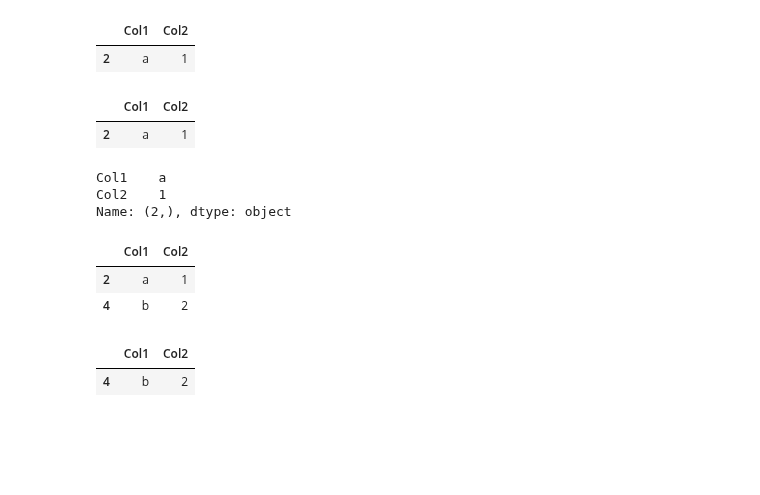
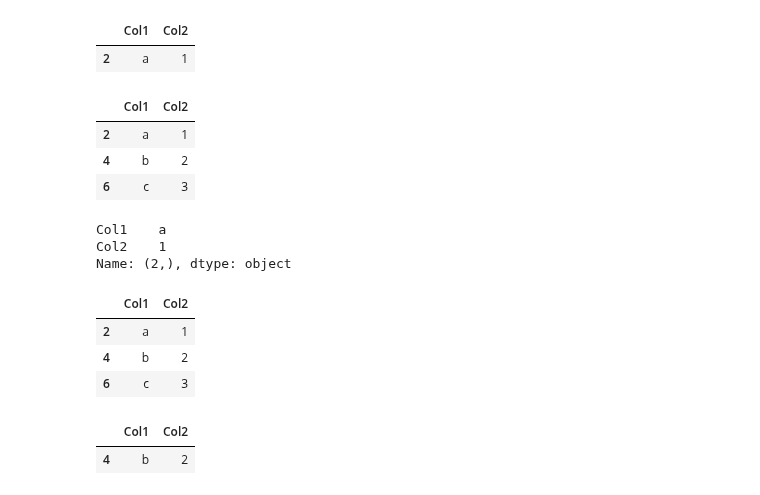
Before and after one commit to NyarukouSAMA/DSPart1, a Jupyter notebook: Lesson1_Edu/Lesson1_Pandas1.ipynb, the cells around one changed output. Drawn from its saved outputs; the diff is of its cells as text; code cells hidden in the pictures; blank space fills up the shorter version.

```diff
--- a/Lesson1_Edu/Lesson1_Pandas1.ipynb
+++ b/Lesson1_Edu/Lesson1_Pandas1.ipynb
@@ -262,10 +313,12 @@ df.loc[2]
 |  | Col1 | Col2 |
 | 2 | a | 1 |
 # %%
-df.loc[0:2]
+df.loc[1:7, :]
 # %% [output]
 |  | Col1 | Col2 |
 | 2 | a | 1 |
+| 4 | b | 2 |
+| 6 | c | 3 |
 # %%
 df.iloc[0]
 # %% [output]
@@ -273,11 +326,12 @@ Col1    a
 Col2    1
 Name: (2,), dtype: object
 # %%
-df.iloc[0:2,]
+df.iloc[0:3]
 # %% [output]
 |  | Col1 | Col2 |
 | 2 | a | 1 |
 | 4 | b | 2 |
+| 6 | c | 3 |
 # %%
 df.loc[df['Col1'] == 'b']
 # %% [output]
```
Also changed, not shown: parts of 35 cells of this notebook, 8 other files.
